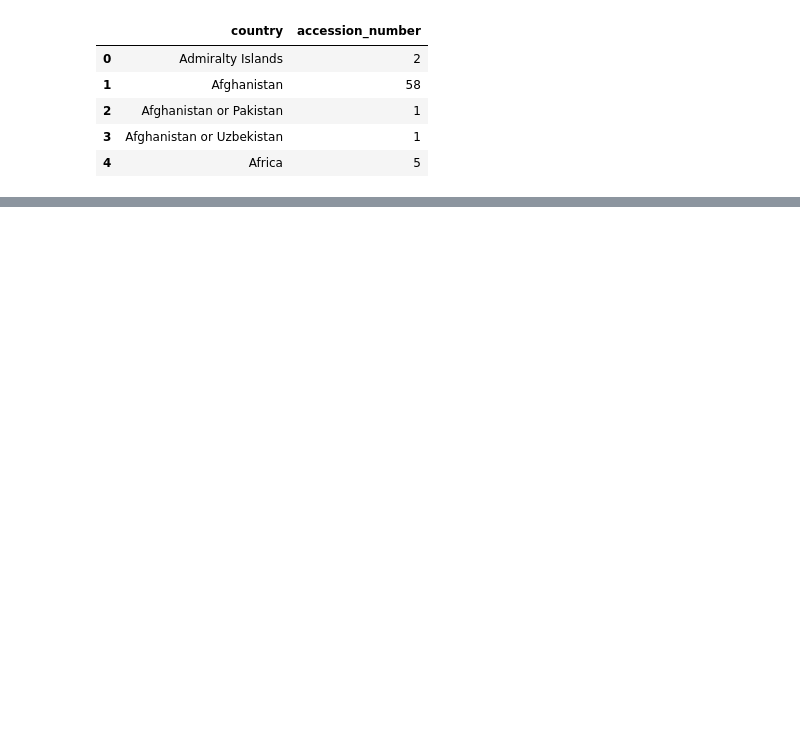
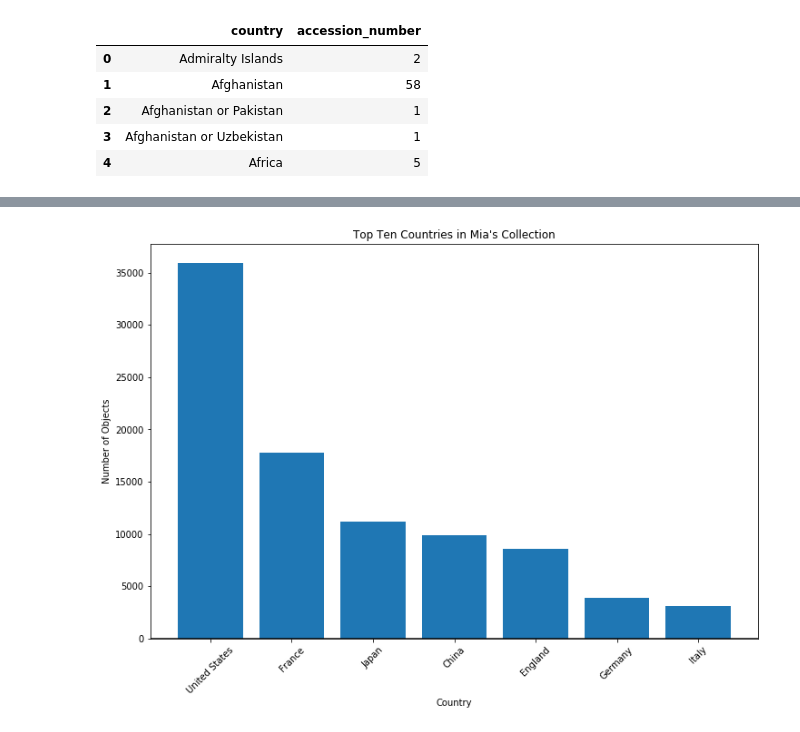
Before and after one commit to jackrapp/collection_map, a Jupyter notebook: collection_visualization.ipynb, the cells around one changed output, grey strips where cells are left out. Saved outputs shown, nothing was run; the diff lists cells and outputs as text; code cells hidden in the pictures; blank space fills up the shorter version.

```diff
--- a/collection_visualization.ipynb
+++ b/collection_visualization.ipynb
@@ -68,2 +79,26 @@ collection_country.head()
+# %%
+# Create handles from country values
+handles = collection_country_top['country'].values
+
+# Only pull top 7 values
+# Build the bar chart
+plt.figure(figsize=(12,8))
+x_axis = np.arange(0,7)
+
+plt.bar(x_axis, collection_country_top['accession_number'][0:7])
+plt.axhline(color="black")
+plt.xticks(x_axis, labels=handles[0:7], rotation=45)
+plt.title("Top Ten Countries in Mia's Collection")
+plt.xlabel("Country")
+plt.ylabel('Number of Objects')
+
+# # Save the Figure
+# plt.savefig("Tumor_Growth.png")
+
+
+# Show the Figure
+plt.show()
+# %% [output]
+[figure, added]
 # %%
 # Create handles from country values
```
Also changed, not shown: parts of 4 cells of this notebook.
